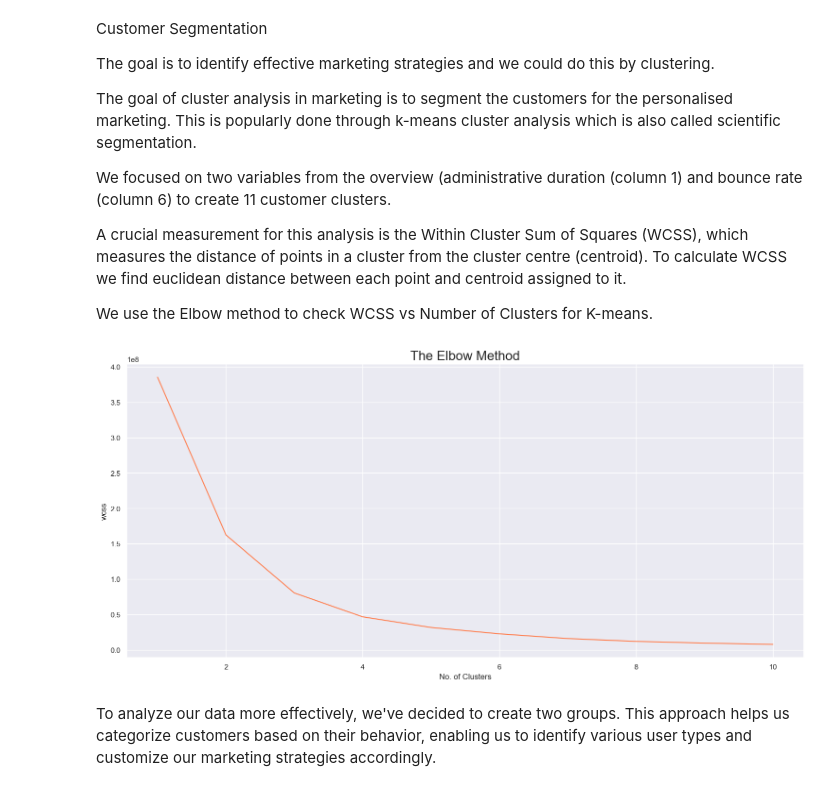
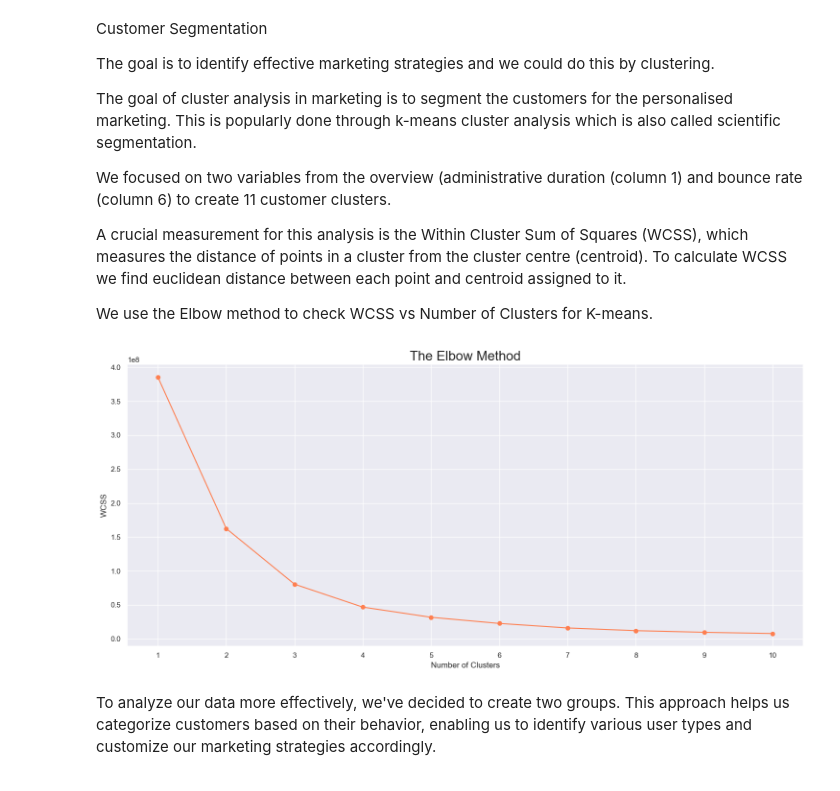
Before and after one commit to Valerie-Irungu/Predictive-Web-Analysis, a Jupyter notebook: Predictive Web Analysis.ipynb, the cells around one changed output. Drawn from its saved outputs; the diff is of its cells as text; code cells hidden in the pictures.

```diff
--- a/Predictive Web Analysis.ipynb
+++ b/Predictive Web Analysis.ipynb
@@ -263,43 +263,46 @@ We focused on two variables from the overview (administrative duration (column 1
 A crucial measurement for this analysis is the Within Cluster Sum of Squares (WCSS), which measures the distance of points in a cluster from the cluster centre (centroid). To calculate WCSS we find euclidean distance between each point and centroid assigned to it.
 
 We use the Elbow method to check WCSS vs Number of Clusters for K-means.
-# %%
-x = df.iloc[:, [1,6]].values #select colums 1 (Administrative Duration) and 6 (Bounce Rates)
-
-x.shape
-
-from sklearn.cluster import KMeans
-
-wcss = []
-
-for i in range (1, 11):
-    km = KMeans(n_clusters = i,
-                init = 'k-means++',
-                max_iter = 300,
-                n_init = 10,
-                random_state = 0,
-                algorithm = 'elkan',
-                tol = 0.001)
-    km.fit(x)
-    labels = km.labels_
-    wcss.append(km.inertia_)
-
-plt.rcParams['figure.figsize'] = (15, 7)
-
-plt.plot(range(1, 11), wcss, color = 'coral')
-
-plt.grid()
-
-plt.tight_layout()
-
-plt.title('The Elbow Method', fontsize = 20)
-
-plt.xlabel('No. of Clusters')
-plt.ylabel('wcss')
-
-plt.show()
-# %% [output]
-[figure, removed]
+# %%
+from sklearn.cluster import KMeans
+
+x = df.iloc[:, [1, 6]].values  # Select columns 1 (Administrative Duration) and 6 (Bounce Rates)
+
+# Calculate WCSS for a range of clusters
+wcss = []
+for i in range(1, 11):
+    kmeans = KMeans(n_clusters=i,
+                    init='k-means++',
+                    max_iter=300,
+                    n_init=10,
+                    random_state=0)
+    kmeans.fit(x)
+    wcss.append(kmeans.inertia_)
+
+# Plotting the Elbow Curve
+plt.figure(figsize=(15, 7))
+plt.plot(range(1, 11), wcss, color='coral', marker='o')
+plt.title('The Elbow Method', fontsize=20)
+plt.xlabel('Number of Clusters')
+plt.ylabel('WCSS')
+plt.xticks(np.arange(1, 11, 1))
+plt.grid()
+plt.tight_layout()
+plt.show()
+
+# Now apply K-Means clustering with 4 clusters
+kmeans = KMeans(n_clusters=4,
+                 init='k-means++',
+                 max_iter=300,
+                 n_init=10,
+                 random_state=0)
+
+kmeans.fit(x)
+
+
+labels = kmeans.labels_
+# %% [output]
+[figure, added]
 # %% [markdown]
 To analyze our data more effectively, we've decided to create two groups. This approach helps us categorize customers based on their behavior, enabling us to identify various user types and customize our marketing strategies accordingly.
 # %%
```
Also changed, not shown: parts of 43 cells of this notebook.
